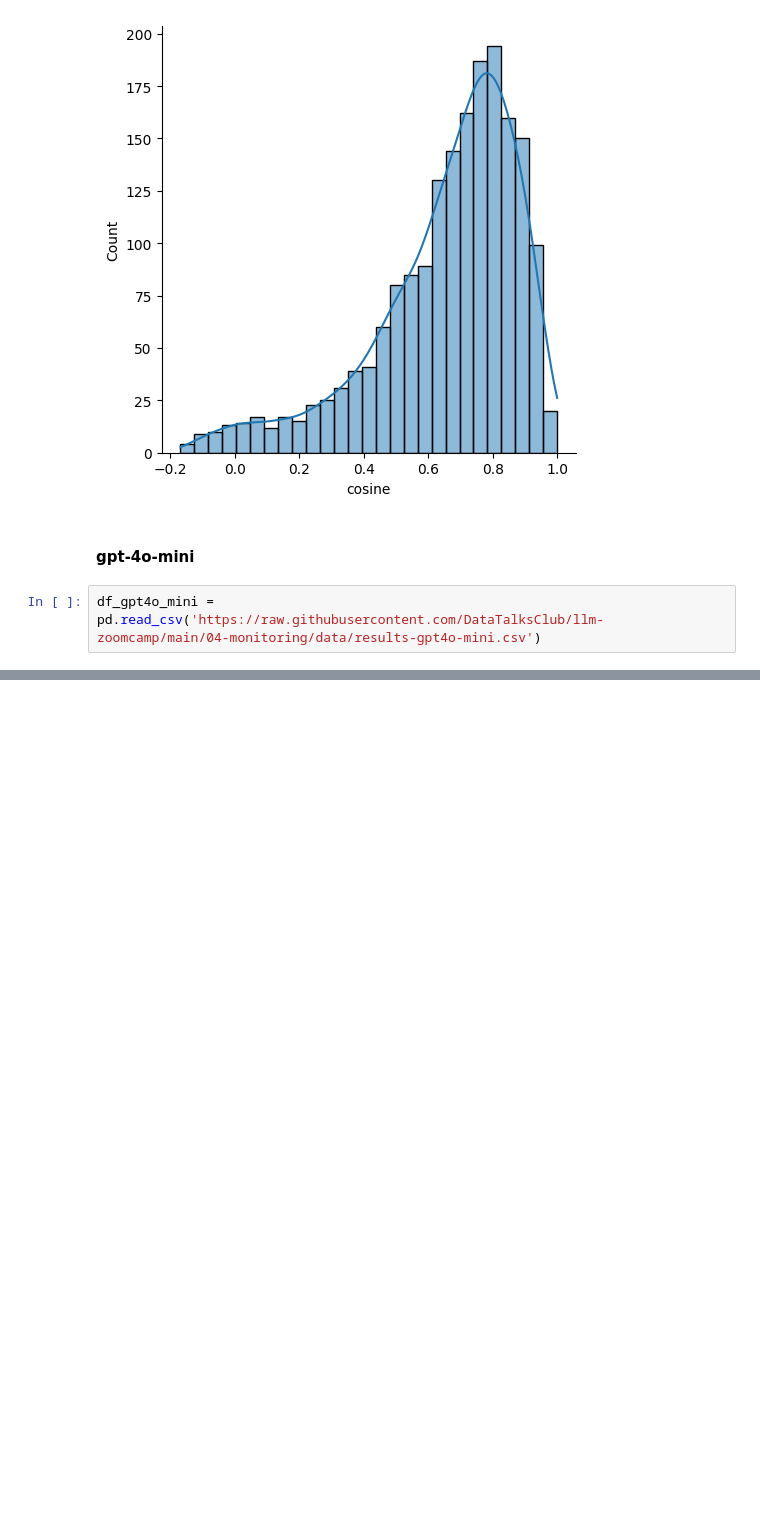
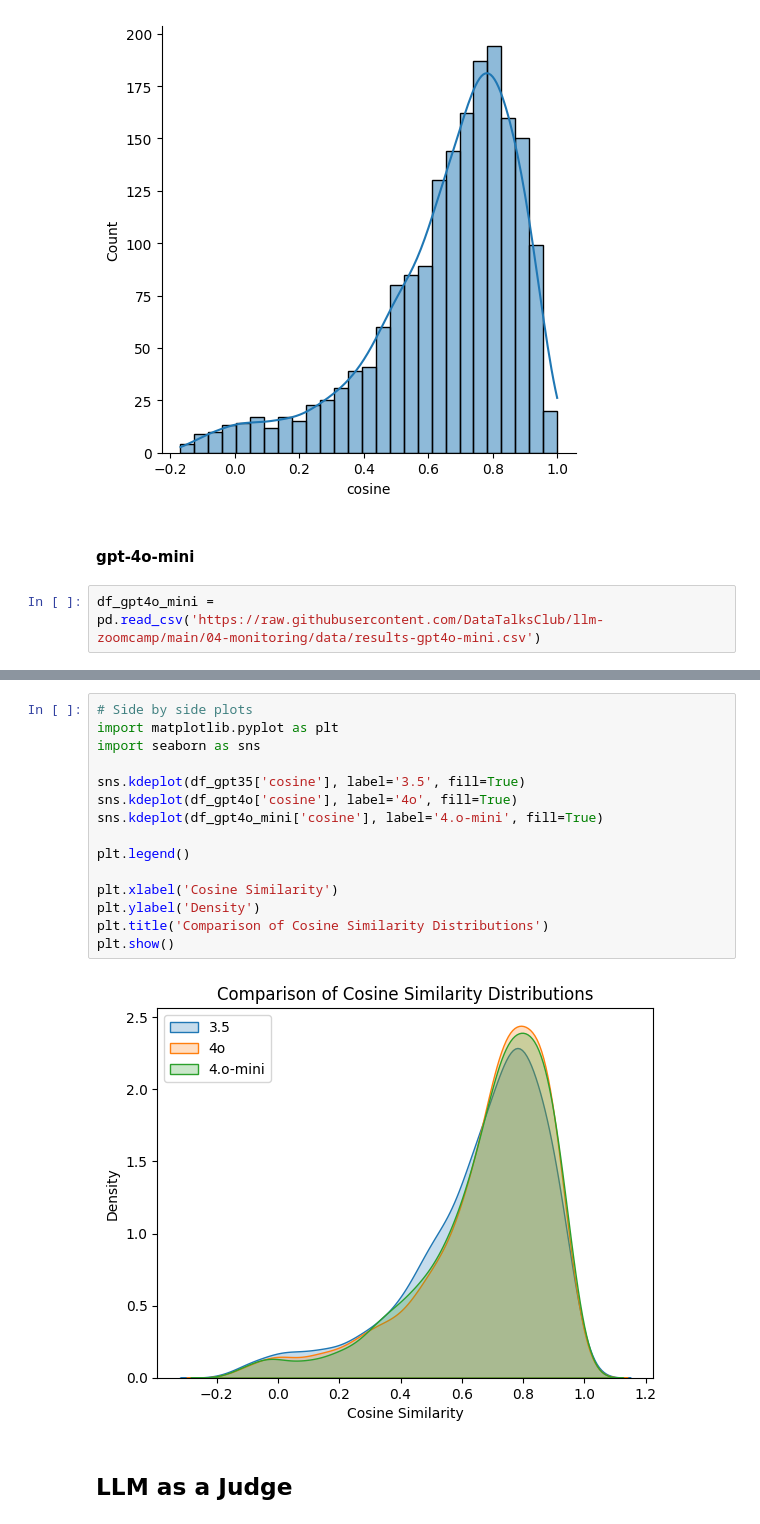
Before and after one commit to okellodaniel/llm-scholar, a Jupyter notebook: 04-Monitoring/offline_evaluation.ipynb, the cells around one changed output, grey strips where cells are left out. Cells and saved outputs as stored; diff of their text form; blank space fills up the shorter version.

```diff
--- a/04-Monitoring/offline_evaluation.ipynb
+++ b/04-Monitoring/offline_evaluation.ipynb
@@ -498,0 +541,19 @@ results_gpt4o_mini
+# %%
+# Side by side plots
+import matplotlib.pyplot as plt
+import seaborn as sns
+
+sns.kdeplot(df_gpt35['cosine'], label='3.5', fill=True)
+sns.kdeplot(df_gpt4o['cosine'], label='4o', fill=True)
+sns.kdeplot(df_gpt4o_mini['cosine'], label='4.o-mini', fill=True)
+
+plt.legend()
+
+plt.xlabel('Cosine Similarity')
+plt.ylabel('Density')
+plt.title('Comparison of Cosine Similarity Distributions')
+plt.show()
+# %% [output]
+[figure, added]
+# %% [markdown]
+## LLM as a Judge
```
Also changed, not shown: parts of 23 cells of this notebook, 2 other files.
